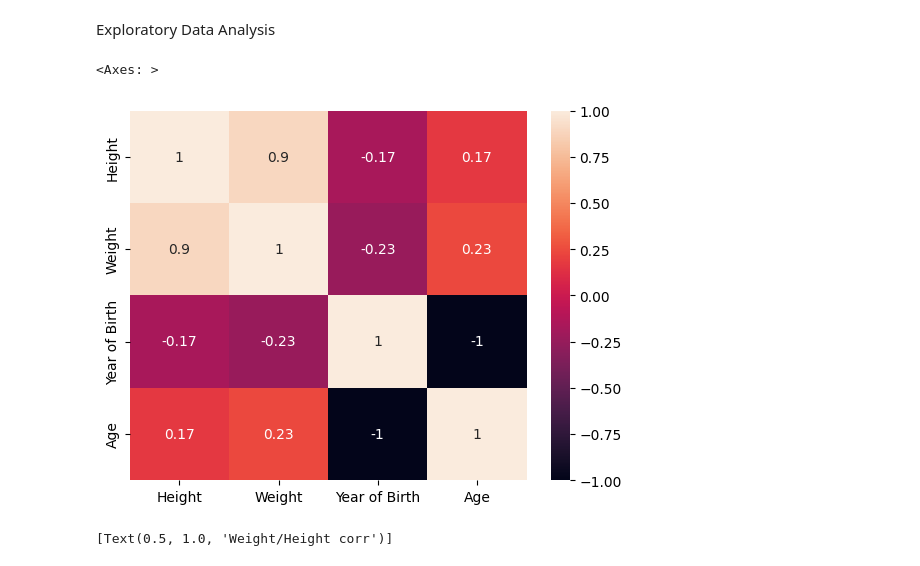
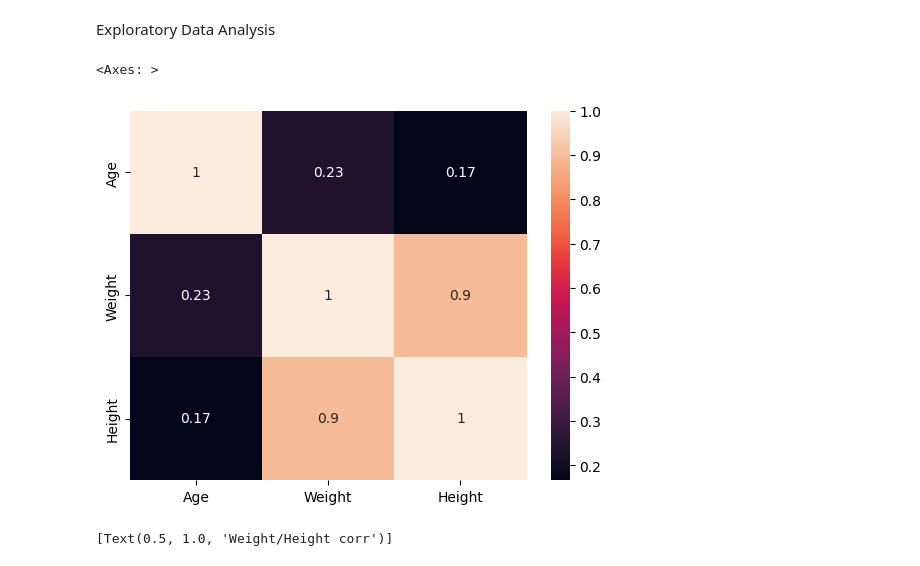
Before and after one commit to SidneyDang/Kpop-idol-analysis, a Jupyter notebook: kpop_idol_analysis.ipynb, the cells around one changed output. Drawn from its saved outputs; the diff is of its cells as text; code cells hidden in the pictures.

```diff
--- a/kpop_idol_analysis.ipynb
+++ b/kpop_idol_analysis.ipynb
@@ -61,10 +61,10 @@ None
 # %% [markdown]
 Exploratory Data Analysis
 # %%
-sns.heatmap(data = kpop_proportions.corr(),annot = True)
+sns.heatmap(data = kpop_proportions[['Age','Weight','Height']].corr(),annot = True)
 # %% [output]
 <Axes: >
-[figure, old version]
+[figure, new version]
 # %%
 sns.scatterplot(data = kpop_proportions, x = 'Weight', y = 'Height').set(title = 'Weight/Height corr')
 # %% [output]
```
